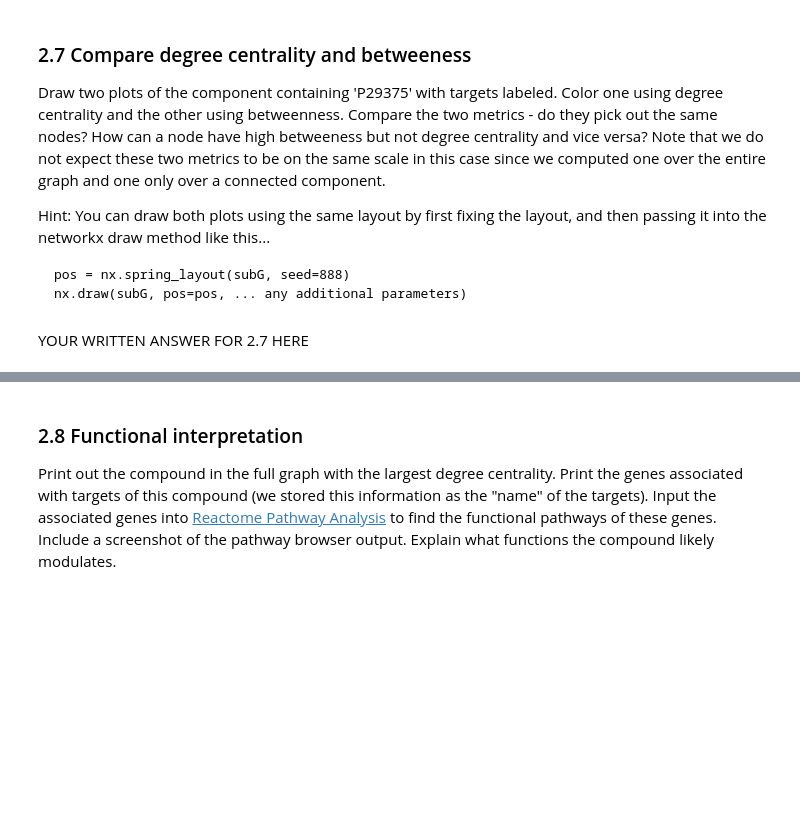
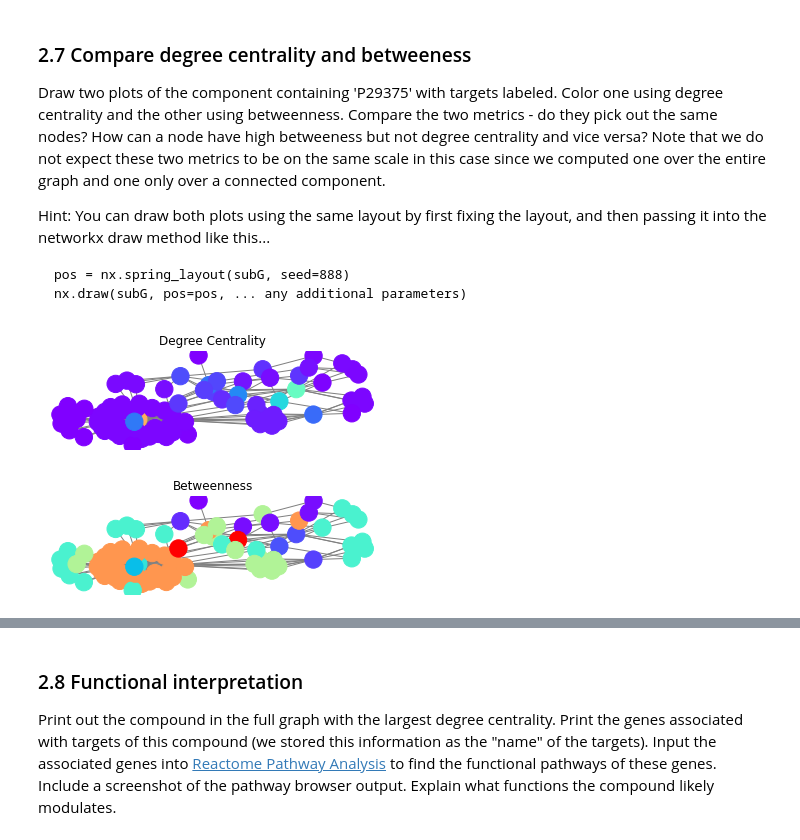
Before and after one commit to jvtanner/drug_network, a Jupyter notebook: pset3.ipynb, the cells around one changed output, grey strips where cells are left out. Cells and saved outputs as stored; diff of their text form; code cells hidden in the pictures; blank space fills up the shorter version.

```diff
--- a/pset3.ipynb
+++ b/pset3.ipynb
@@ -335,3 +370,13 @@ YOUR WRITTEN ANSWER FOR 2.5B HERE
+# %%
+# YOUR CODE FOR 2.6 HERE
+
+# Need a list of all the nodes in ONE group of the bipartite graph.
+# Here I randomly chose the targets but compounds would have worked fine.
+targ_subnodes = [x for x, y in subG.nodes(data=True) if y['type'] == 'target']
+
+# calculate betweeness centrality and make an attribute of the nodes in subG
+btwn = nx.algorithms.bipartite.centrality.betweenness_centrality(subG, targ_subnodes)
+nx.set_node_attributes(subG, btwn, "betweenness_centrality")
 # %% [markdown]
 ### 2.7 Compare degree centrality and betweeness
 Draw two plots of the component containing 'P29375' with targets labeled. Color one using degree centrality and the other using betweenness. Compare the two metrics - do they pick out the same nodes? How can a node have high betweeness but not degree centrality and vice versa? Note that we do not expect these two metrics to be on the same scale in this case since we computed one over the entire graph and one only over a connected component.
@@ -347,2 +390,21 @@ nx.draw(subG, pos=pos, ... any additional parameters)
-# %% [markdown]
-YOUR WRITTEN ANSWER FOR 2.7 HERE
+# %%
+# YOUR CODE FOR 2.7 HERE
+
+# Plot degree centrality
+plt.subplot(2,1,1)
+plt.title('Degree Centrality')
+pos = nx.spring_layout(subG, seed=888)
+ndc2color = list(nx.get_node_attributes(subG,'betweenness_centrality').values())
+nx.draw(subG, pos=pos, node_color=ndc2color, edge_color='gray', cmap=plt.cm.get_cmap('rainbow'))
+plt.show()
+
+# Plot betweenness
+plt.subplot(2,1,2)
+plt.title('Betweenness')
+pos = nx.spring_layout(subG, seed=888)
+btwn2color = list(nx.get_node_attributes(subG,'ndc').values())
+nx.draw(subG, pos=pos, node_color=btwn2color, edge_color='gray', cmap=plt.cm.get_cmap('rainbow'))
+plt.show()
+# %% [output]
+[figure, added]
+[figure, added]
```
Also changed, not shown: parts of 31 cells of this notebook.
